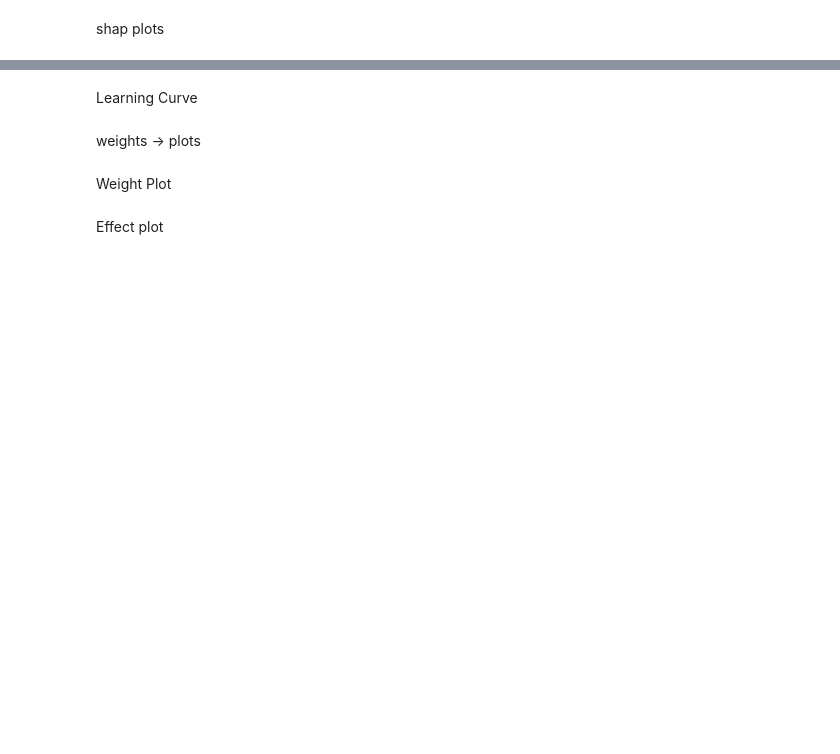
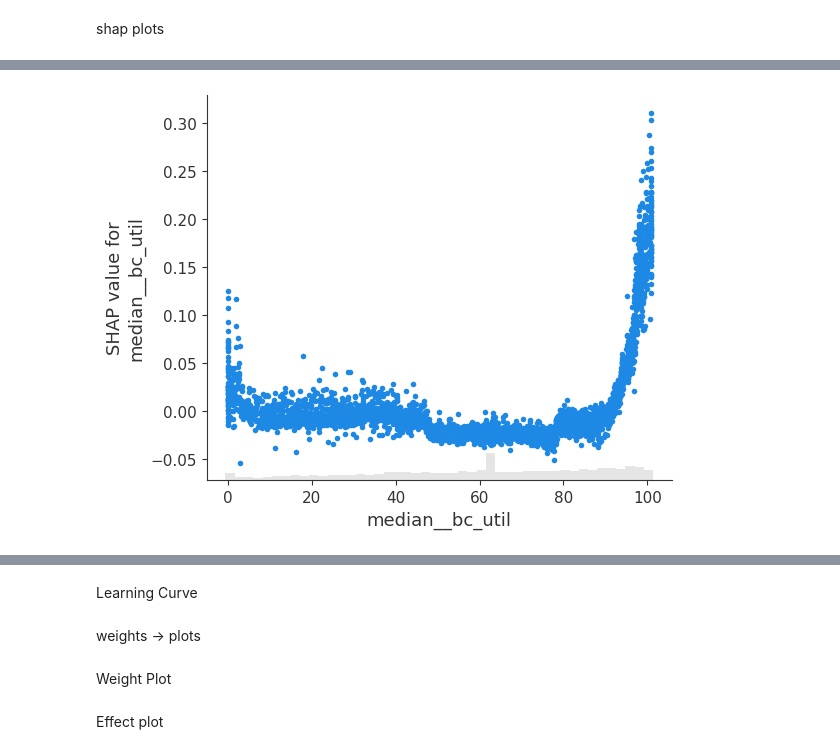
Before and after one commit to Mbu32/Credit-Default, a Jupyter notebook: Trees/endtoend_trees.ipynb, the cells around one changed output, grey strips where cells are left out. Cells and saved outputs as stored; diff of their text form; code cells hidden in the pictures; blank space fills up the shorter version.

```diff
--- a/Trees/endtoend_trees.ipynb
+++ b/Trees/endtoend_trees.ipynb
@@ -310,3 +318,19 @@ X_train_sample, null, y_train_sample, null1 = train_test_split(X_train,y_train,t
                                                                stratify=y_train,random_state=11)
 
 shap_values = shp_explainer(X_train_sample)
+# %%
+mean_abs_shap = np.abs(shap_values.values).mean(axis=0)
+
+shap_imprtnce_df = pd.DataFrame({
+    'Feature':X_train_sample.columns,
+    'Mean Absolute SHAP': mean_abs_shap
+})
+
+shap_imprtnce_df = shap_imprtnce_df.sort_values(by='Mean Absolute SHAP',ascending=False).reset_index(drop=True)
+print(f' the Top 15 features are \n')
+print(shap_imprtnce_df.head(15),'\n')
+print(f'Bottom 30 features are \n')
+print(shap_imprtnce_df.tail(30))
+features_todrop=shap_imprtnce_df[shap_imprtnce_df['Mean Absolute SHAP']< 0.005]['Feature'].tolist()
+X_train = X_train.drop(columns=features_todrop)
+X_test = X_test.drop(columns=features_todrop)
@@ -319,0 +436,4 @@ shap.plots.waterfall(shap_values[0])
+# %%
+shap.plots.scatter(shap_values[:, "median__bc_util"])
+# %% [output]
+[figure, added]
```
Also changed, not shown: parts of 14 cells of this notebook, 1 other file.
